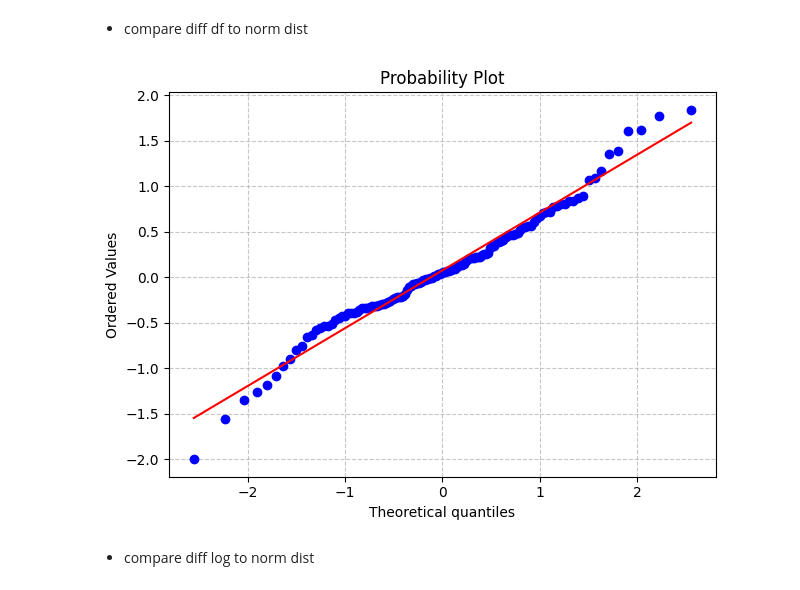
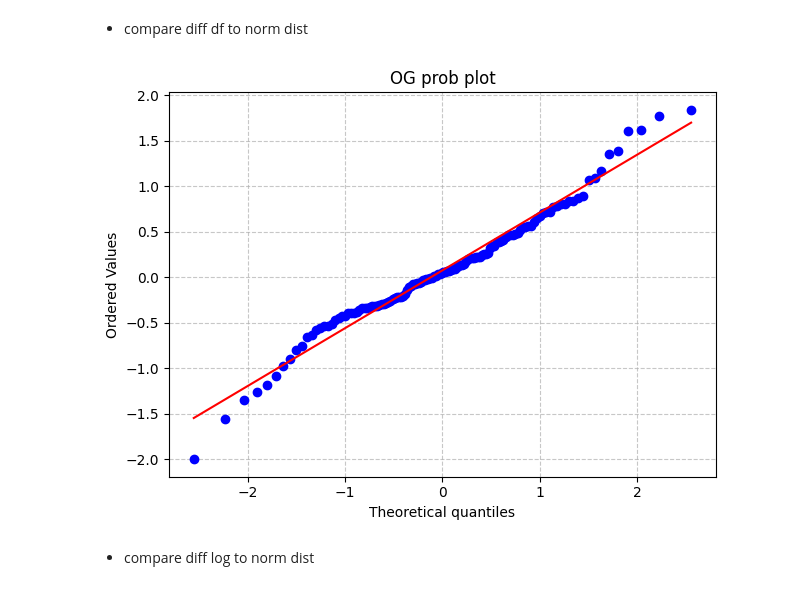
Before and after one commit to anbit192/stocks-anime-analyze, a Jupyter notebook: codes/nintendo-arima.ipynb, the cells around one changed output. Saved outputs shown, nothing was run; the diff lists cells and outputs as text; code cells hidden in the pictures.

```diff
--- a/codes/nintendo-arima.ipynb
+++ b/codes/nintendo-arima.ipynb
@@ -97,10 +112,11 @@ shapiro_test(difflog)
 # %%
 probplot1 = probplot(np.diff(df["Adj Close"]), dist="norm", plot=plt)
 plt.grid(True, linestyle="--", alpha=0.7)
+plt.title("OG prob plot")
 plt.tight_layout()
 plt.show()
 # %% [output]
-[figure, old version]
+[figure, new version]
 # %% [markdown]
 - compare diff log to norm dist
 # %%
```
Also changed, not shown: parts of 42 cells of this notebook, 3 other files.
